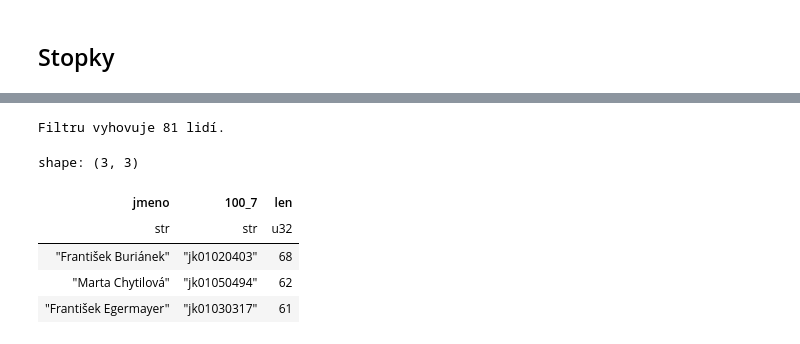
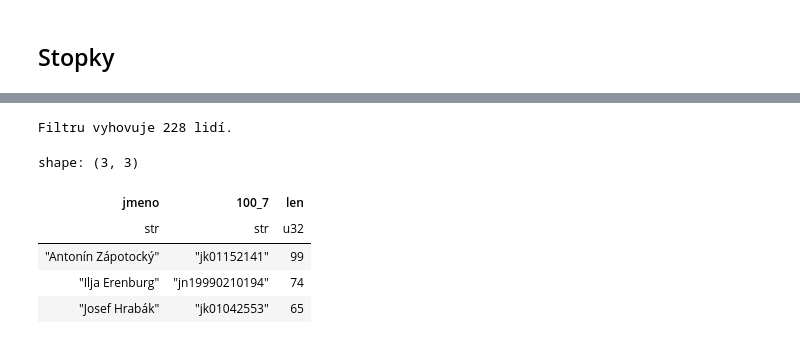
Before and after one commit to DataRozhlas/knizni-peoplemetr, a Jupyter notebook: 905b_odmlky_grafy.ipynb, the cells around one changed output, grey strips where cells are left out. Drawn from its saved outputs; the diff is of its cells as text; code cells hidden in the pictures.

```diff
--- a/905b_odmlky_grafy.ipynb
+++ b/905b_odmlky_grafy.ipynb
@@ -46,6 +46,8 @@ print(len(df))
 # %% [output]
 716107
 705240
+# %%
+df = df.filter(pl.col("stran") >= 30)
 # %%
 aut = pl.read_parquet(os.path.join("data","aut_vyber.parquet"))
 cesi = aut.explode("370_c").filter(pl.col("370_c").str.contains("Česk")).explode("100_7").select(pl.col("100_7")).to_series().to_list()
@@ -783,13 +814,13 @@ shape: (3, 3)
 # %%
-osmdesatdevet = nevysli_po(1989, 2, 20).head(3)
+osmdesatdevet = nevysli_po(1989, 4, 40).head(3)
 osmdesatdevet
 # %% [output]
-Filtru vyhovuje 81 lidí.
+Filtru vyhovuje 228 lidí.
 shape: (3, 3)
 | jmeno | 100_7 | len |
 | str | str | u32 |
-| "František Buriánek" | "jk01020403" | 68 |
-| "Marta Chytilová" | "jk01050494" | 62 |
-| "František Egermayer" | "jk01030317" | 61 |
+| "Antonín Zápotocký" | "jk01152141" | 99 |
+| "Ilja Erenburg" | "jn19990210194" | 74 |
+| "Josef Hrabák" | "jk01042553" | 65 |
 # %%
 df = df.with_columns(pl.col("jmeno").replace({"Ladislav Riedl Německobrodský": "L. R. Německobrodský"}))
```
Also changed, not shown: parts of 36 cells of this notebook, 6 other files.
